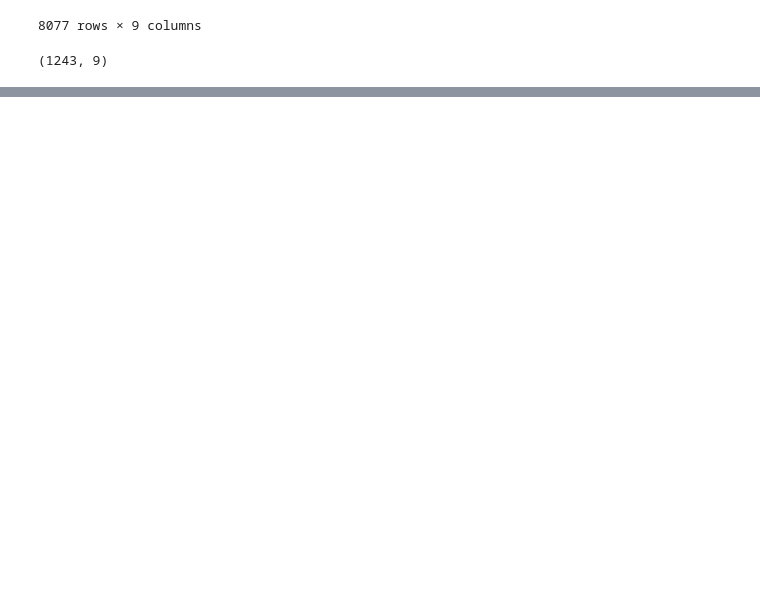
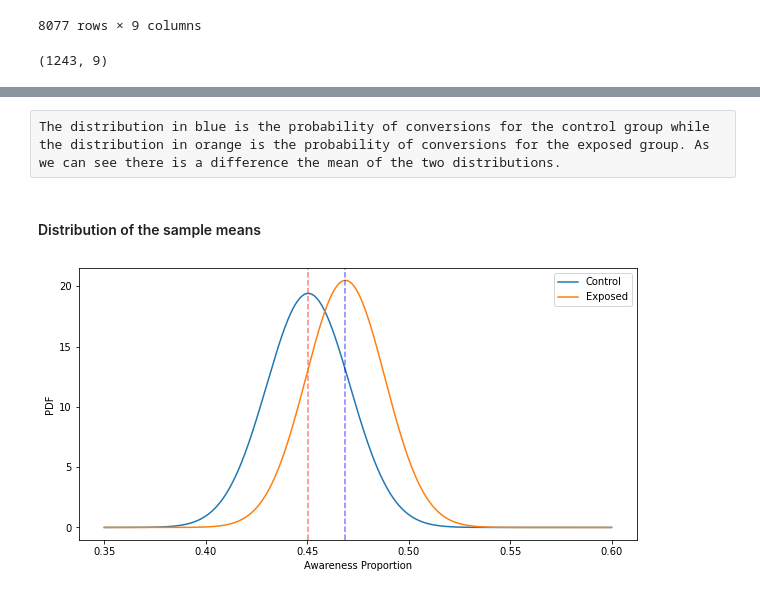
Before and after one commit to 10AcademyAbtestingProject/smartAd-abtesting, a Jupyter notebook: Notebooks/classical_AB_testing.ipynb, the cells around one changed output, grey strips where cells are left out. Saved outputs shown, nothing was run; the diff lists cells and outputs as text; code cells hidden in the pictures; blank space fills up the shorter version.

```diff
--- a/Notebooks/classical_AB_testing.ipynb
+++ b/Notebooks/classical_AB_testing.ipynb
@@ -38,0 +68,7 @@ respond_df.shape
+# %%
+summary_df = clean_df.pivot_table( index='experiment', aggfunc='sum')
+summary_df['total'] = clean_df.pivot_table( index='experiment', aggfunc='count')
+summary_df['rate'] = clean_df.pivot_table( index='experiment')
+summary_df['not aware'] = summary_df['total'] - summary_df['aware']
+summary_df = summary_df.reindex(['aware', 'not aware', 'total', 'rate'], axis=1)
+summary_df
@@ -38,0 +80,3 @@ respond_df.shape
+# %%
+exp_rate = summary_df['rate']['exposed']
+cont_rate = summary_df['rate']['control']
@@ -38,0 +86,3 @@ respond_df.shape
+# %%
+exp_total = summary_df['total']['exposed']
+cont_total = summary_df['total']['control']
@@ -38,0 +113,26 @@ respond_df.shape
+# %% [raw]
+The distribution in blue is the probability of conversions for the control group while the distribution in orange is the probability of conversions for the exposed group. As we can see there is a difference the mean of the two distributions.
+# %% [markdown]
+#### Distribution of the sample means
+# %%
+# standard error of the mean
+SE_C = np.sqrt(cont_rate * (1-cont_rate)) / np.sqrt(cont_total)
+SE_E = np.sqrt(exp_rate * (1-exp_rate)) / np.sqrt(exp_total)
+# %%
+fig, ax = plt.subplots(figsize=(10, 5))
+x = np.linspace(.35, .6, 1000)
+
+yC = scs.norm(cont_rate, SE_C).pdf(x)
+ax.plot(x, yC, label='Control')
+ax.axvline(x=cont_rate, c='red', alpha=0.5, linestyle='--')
+
+yE = scs.norm(exp_rate, SE_E).pdf(x)
+ax.plot(x, yE, label='Exposed')
+ax.axvline(x=exp_rate, c='blue', alpha=0.5, linestyle='--')
+
+plt.legend()
+plt.xlabel('Awareness Proportion')
+plt.ylabel('PDF')
+plt.show()
+# %% [output]
+[figure, added]
```
Also changed, not shown: parts of 11 cells of this notebook.
